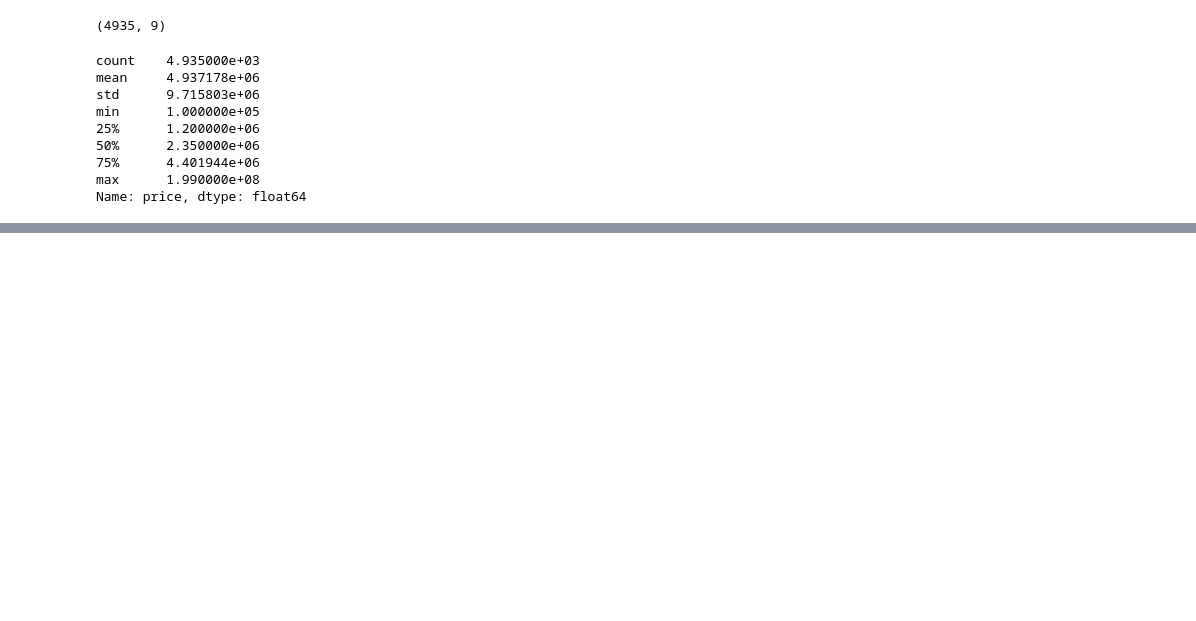
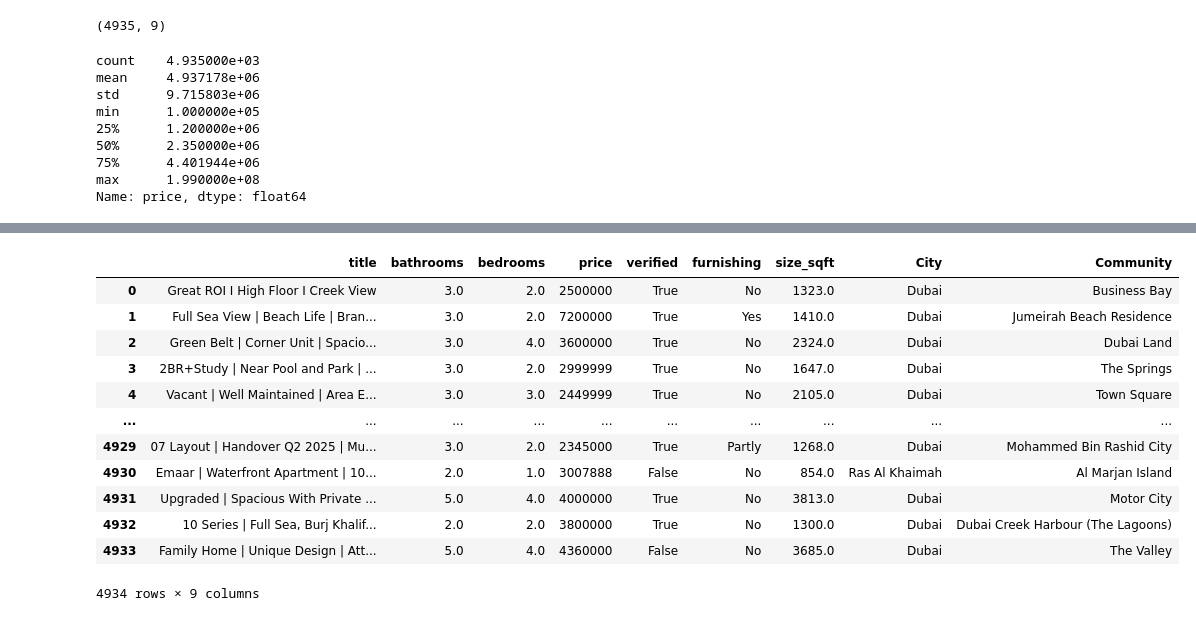
Before and after one commit to mustufah101-cmyk/Dubai-Property-Price-Estimator, a Jupyter notebook: notebook.ipynb, the cells around one changed output, grey strips where cells are left out. Drawn from its saved outputs; the diff is of its cells as text; code cells hidden in the pictures; blank space fills up the shorter version.

```diff
--- a/notebook.ipynb
+++ b/notebook.ipynb
@@ -698,0 +794,17 @@ Name: price, dtype: float64
+# %%
+df = df[df["size_sqft"] >= 150].reset_index(drop=True)
+df
+# %% [output]
+|  | title | bathrooms | bedrooms | price | verified | furnishing | size_sqft | City | Community |
+| 0 | Great ROI I High Floor I Creek View | 3.0 | 2.0 | 2500000 | True | No | 1323.0 | Dubai | Business Bay |
+| 1 | Full Sea View | Beach Life | Bran... | 3.0 | 2.0 | 7200000 | True | Yes | 1410.0 | Dubai | Jumeirah Beach Residence |
+| 2 | Green Belt | Corner Unit | Spacio... | 3.0 | 4.0 | 3600000 | True | No | 2324.0 | Dubai | Dubai Land |
+| 3 | 2BR+Study | Near Pool and Park | ... | 3.0 | 2.0 | 2999999 | True | No | 1647.0 | Dubai | The Springs |
+| 4 | Vacant | Well Maintained | Area E... | 3.0 | 3.0 | 2449999 | True | No | 2105.0 | Dubai | Town Square |
+| ... | ... | ... | ... | ... | ... | ... | ... | ... | ... |
+| 4929 | 07 Layout | Handover Q2 2025 | Mu... | 3.0 | 2.0 | 2345000 | True | Partly | 1268.0 | Dubai | Mohammed Bin Rashid City |
+| 4930 | Emaar | Waterfront Apartment | 10... | 2.0 | 1.0 | 3007888 | False | No | 854.0 | Ras Al Khaimah | Al Marjan Island |
+| 4931 | Upgraded | Spacious With Private ... | 5.0 | 4.0 | 4000000 | True | No | 3813.0 | Dubai | Motor City |
+| 4932 | 10 Series | Full Sea, Burj Khalif... | 2.0 | 2.0 | 3800000 | True | No | 1300.0 | Dubai | Dubai Creek Harbour (The Lagoons) |
+| 4933 | Family Home | Unique Design | Att... | 5.0 | 4.0 | 4360000 | False | No | 3685.0 | Dubai | The Valley |
+4934 rows × 9 columns
```
Also changed, not shown: parts of 26 cells of this notebook.
